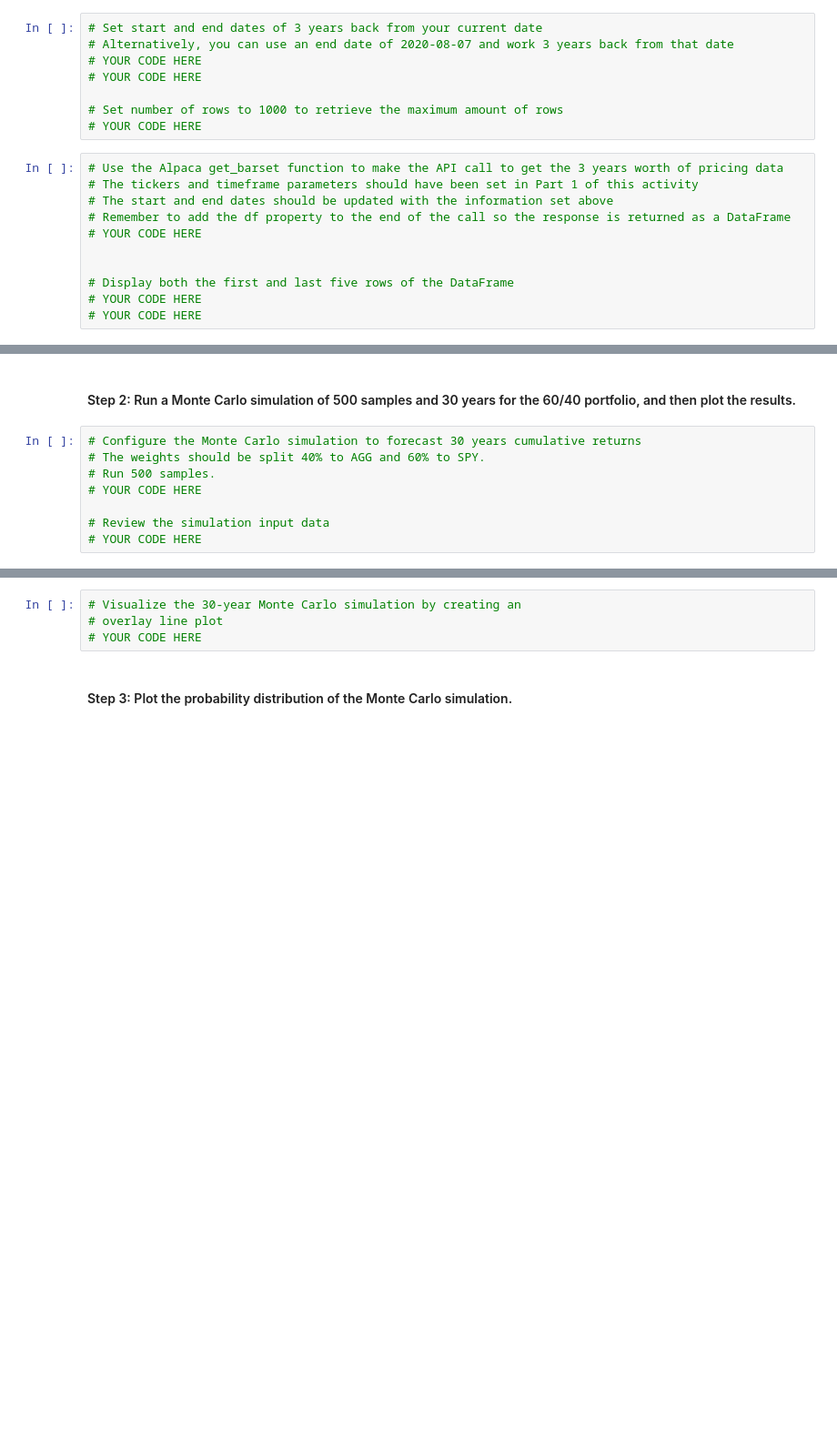
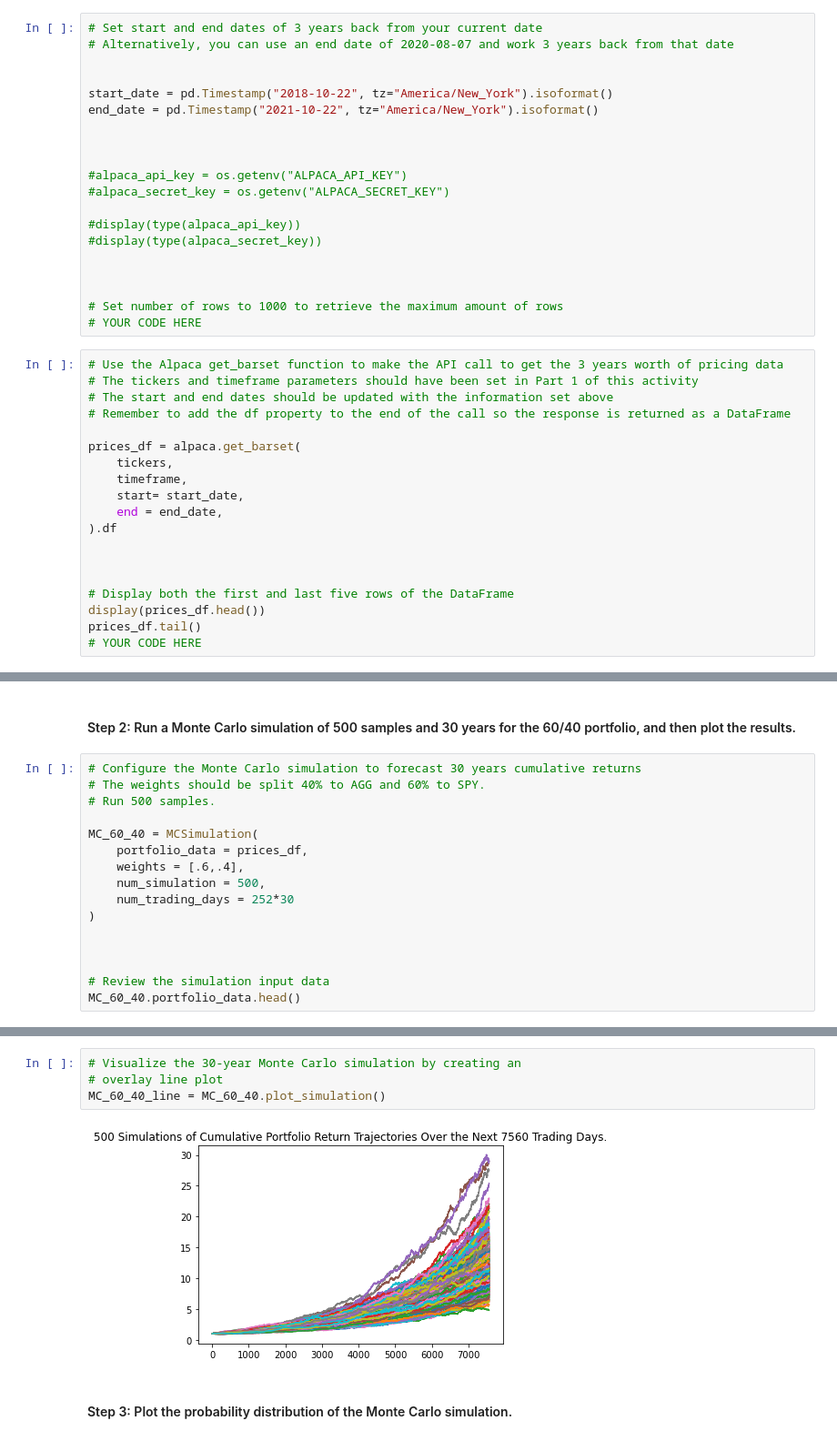
Before and after one commit to flyfishjay/challenge_week_5, a Jupyter notebook: financial_planning_tools.ipynb, the cells around one changed output, grey strips where cells are left out. Shown at 91% size. Drawn from its saved outputs; the diff is of its cells as text; blank space fills up the shorter version.

```diff
--- a/financial_planning_tools.ipynb
+++ b/financial_planning_tools.ipynb
@@ -421,8 +427,20 @@ In this section, you’ll use the MCForecastTools library to create a Monte Carl
 # %%
 # Set start and end dates of 3 years back from your current date
 # Alternatively, you can use an end date of 2020-08-07 and work 3 years back from that date
-# YOUR CODE HERE
-# YOUR CODE HERE
+
+
+start_date = pd.Timestamp("2018-10-22", tz="America/New_York").isoformat()
+end_date = pd.Timestamp("2021-10-22", tz="America/New_York").isoformat()
+
+
+
+#alpaca_api_key = os.getenv("ALPACA_API_KEY")
+#alpaca_secret_key = os.getenv("ALPACA_SECRET_KEY")
+
+#display(type(alpaca_api_key))
+#display(type(alpaca_secret_key))
+
+
 
 # Set number of rows to 1000 to retrieve the maximum amount of rows
 # YOUR CODE HERE
@@ -431,9 +449,17 @@ In this section, you’ll use the MCForecastTools library to create a Monte Carl
 # The tickers and timeframe parameters should have been set in Part 1 of this activity
 # The start and end dates should be updated with the information set above
 # Remember to add the df property to the end of the call so the response is returned as a DataFrame
-# YOUR CODE HERE
+
+prices_df = alpaca.get_barset(
+    tickers,
+    timeframe,
+    start= start_date,
+    end = end_date,
+).df
+
 
 
 # Display both the first and last five rows of the DataFrame
+display(prices_df.head())
+prices_df.tail()
 # YOUR CODE HERE
-# YOUR CODE HERE
@@ -443,7 +486,15 @@ In this section, you’ll use the MCForecastTools library to create a Monte Carl
 # Configure the Monte Carlo simulation to forecast 30 years cumulative returns
 # The weights should be split 40% to AGG and 60% to SPY.
 # Run 500 samples.
-# YOUR CODE HERE
+
+MC_60_40 = MCSimulation(
+    portfolio_data = prices_df,
+    weights = [.6,.4],
+    num_simulation = 500,
+    num_trading_days = 252*30
+)
+
+
 
 # Review the simulation input data
-# YOUR CODE HERE
+MC_60_40.portfolio_data.head()
@@ -453,7 +544,9 @@ In this section, you’ll use the MCForecastTools library to create a Monte Carl
 # %%
 # Visualize the 30-year Monte Carlo simulation by creating an
 # overlay line plot
-# YOUR CODE HERE
+MC_60_40_line = MC_60_40.plot_simulation()
+# %% [output]
+[figure, added]
 # %% [markdown]
 #### Step 3: Plot the probability distribution of the Monte Carlo simulation.
 # %%
```
Also changed, not shown: parts of 10 cells of this notebook.
